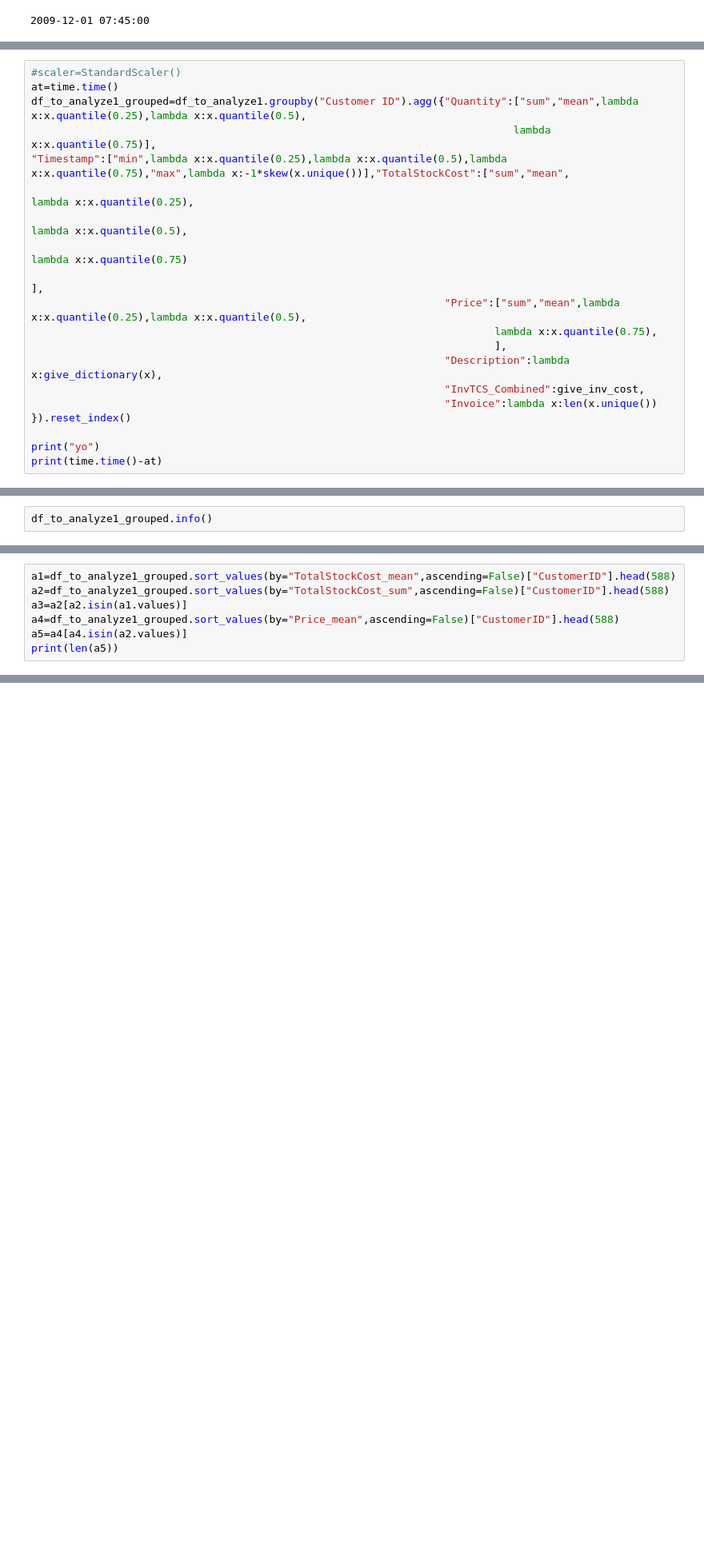
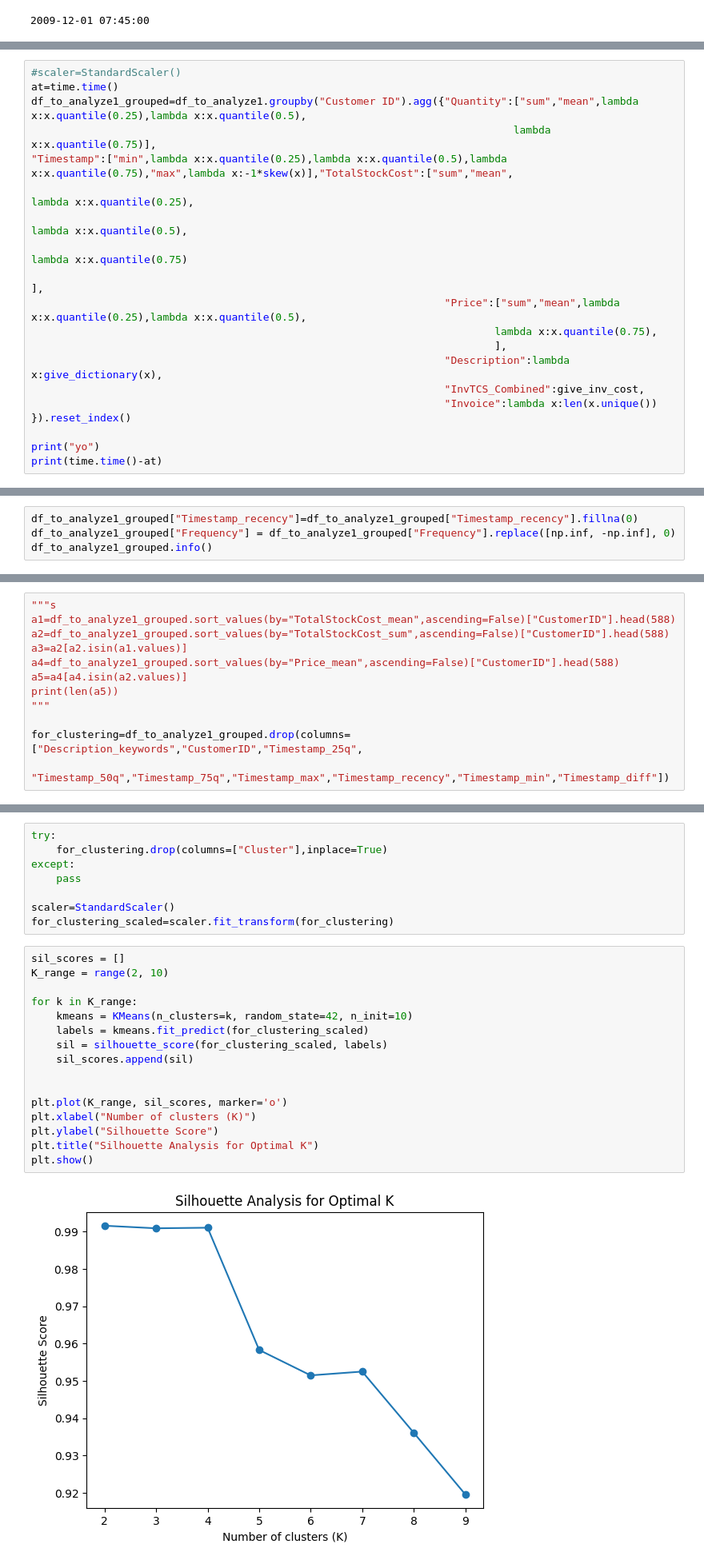
Before and after one commit to shashwat1237/UK-Based-online-store-real-world-customer-segmentation, a Jupyter notebook: Untitled.ipynb, the cells around one changed output, grey strips where cells are left out. Shown at 80% size. Saved outputs shown, nothing was run; the diff lists cells and outputs as text; blank space fills up the shorter version.

```diff
--- a/Untitled.ipynb
+++ b/Untitled.ipynb
@@ -110,7 +115,7 @@ memory usage: 79.5+ MB
 at=time.time()
 df_to_analyze1_grouped=df_to_analyze1.groupby("Customer ID").agg({"Quantity":["sum","mean",lambda x:x.quantile(0.25),lambda x:x.quantile(0.5),
                                                                              lambda x:x.quantile(0.75)],
-"Timestamp":["min",lambda x:x.quantile(0.25),lambda x:x.quantile(0.5),lambda x:x.quantile(0.75),"max",lambda x:-1*skew(x.unique())],"TotalStockCost":["sum","mean",
+"Timestamp":["min",lambda x:x.quantile(0.25),lambda x:x.quantile(0.5),lambda x:x.quantile(0.75),"max",lambda x:-1*skew(x)],"TotalStockCost":["sum","mean",
                                                                                                             lambda x:x.quantile(0.25),
                                                                                                             lambda x:x.quantile(0.5),
                                                                                                             lambda x:x.quantile(0.75)
@@ -158,6 +164,8 @@ df_to_analyze1_grouped.columns=["CustomerID","Quantity_sum","Quantity_mean","Qua
 df_to_analyze1_grouped["Timestamp_diff"]=df_to_analyze1_grouped["Timestamp_max"]-df_to_analyze1_grouped["Timestamp_min"]
 df_to_analyze1_grouped["Frequency"]=df_to_analyze1_grouped["InvoiceCount"]/df_to_analyze1_grouped["Timestamp_diff"]
 # %%
+df_to_analyze1_grouped["Timestamp_recency"]=df_to_analyze1_grouped["Timestamp_recency"].fillna(0)
+df_to_analyze1_grouped["Frequency"] = df_to_analyze1_grouped["Frequency"].replace([np.inf, -np.inf], 0)
 df_to_analyze1_grouped.info()
 # %% [output]
 <class 'pandas.core.frame.DataFrame'>
@@ -178,9 +186,14 @@ Data columns (total 27 columns):
 dtypes: float64(20), int32(3), int64(3), object(1)
 memory usage: 1.1+ MB
 # %%
+"""s
 a1=df_to_analyze1_grouped.sort_values(by="TotalStockCost_mean",ascending=False)["CustomerID"].head(588)
 a2=df_to_analyze1_grouped.sort_values(by="TotalStockCost_sum",ascending=False)["CustomerID"].head(588)
 a3=a2[a2.isin(a1.values)]
 a4=df_to_analyze1_grouped.sort_values(by="Price_mean",ascending=False)["CustomerID"].head(588)
 a5=a4[a4.isin(a2.values)]
 print(len(a5))
+"""
+
+for_clustering=df_to_analyze1_grouped.drop(columns=["Description_keywords","CustomerID","Timestamp_25q",
+                                                   "Timestamp_50q","Timestamp_75q","Timestamp_max","Timestamp_recency","Timestamp_min","Timestamp_diff"])
@@ -188,0 +212,26 @@ print(len(a5))
+# %%
+try:
+    for_clustering.drop(columns=["Cluster"],inplace=True)
+except:
+    pass
+
+scaler=StandardScaler()
+for_clustering_scaled=scaler.fit_transform(for_clustering)
+# %%
+sil_scores = []
+K_range = range(2, 10)
+
+for k in K_range:
+    kmeans = KMeans(n_clusters=k, random_state=42, n_init=10)
+    labels = kmeans.fit_predict(for_clustering_scaled)
+    sil = silhouette_score(for_clustering_scaled, labels)
+    sil_scores.append(sil)
+
+
+plt.plot(K_range, sil_scores, marker='o')
+plt.xlabel("Number of clusters (K)")
+plt.ylabel("Silhouette Score")
+plt.title("Silhouette Analysis for Optimal K")
+plt.show()
+# %% [output]
+[figure, added]
```
Also changed, not shown: parts of 21 cells of this notebook.
